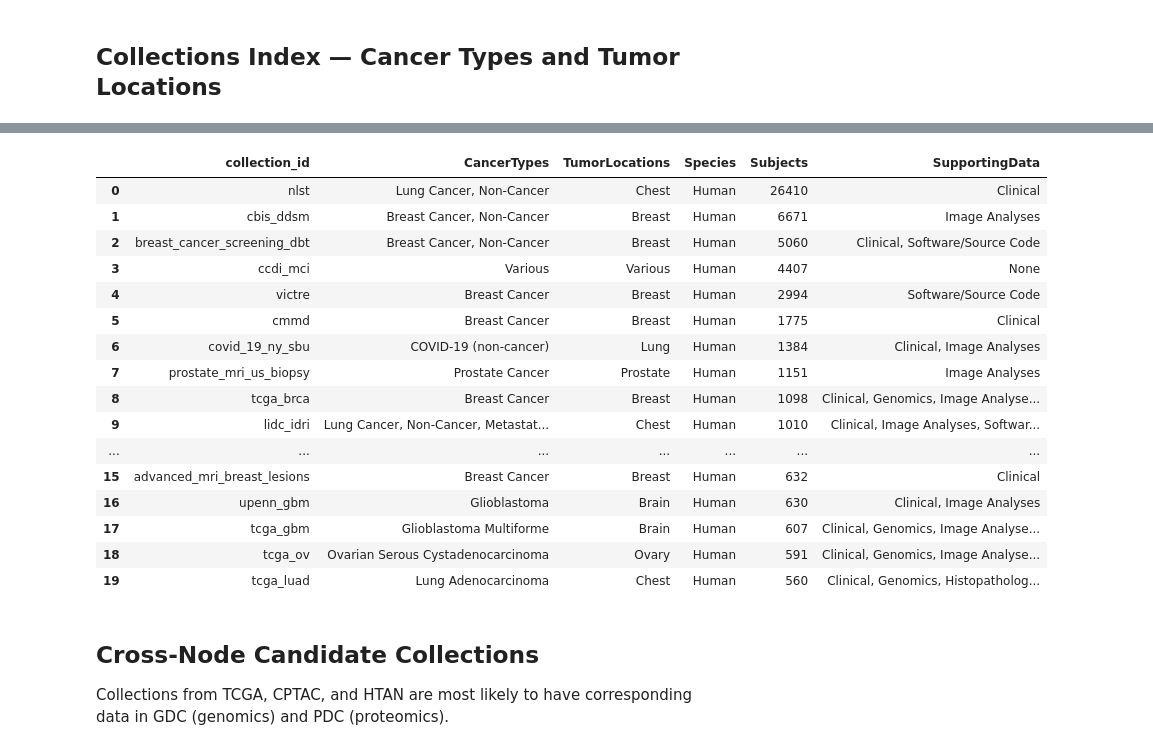
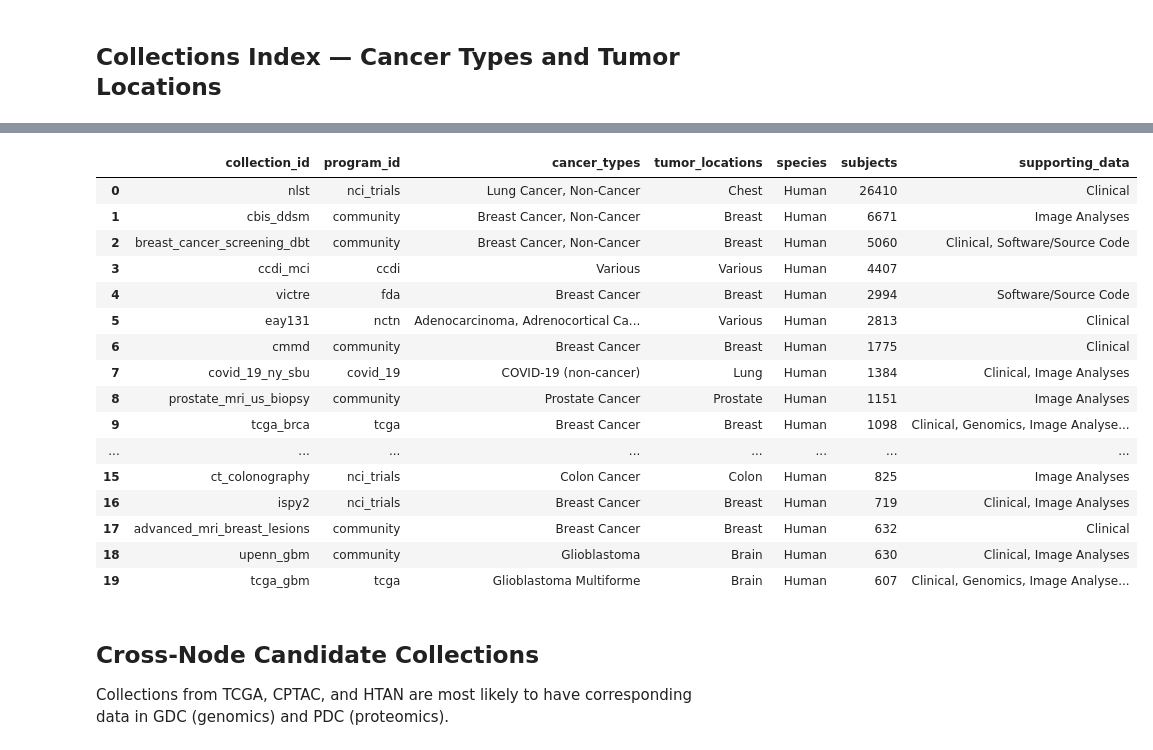
Before and after one commit to fedorov/idc-cda, a Jupyter notebook: notebooks/01_idc_overview.ipynb, the cells around one changed output, grey strips where cells are left out. Cells and saved outputs as stored; diff of their text form; code cells hidden in the pictures.

```diff
--- a/notebooks/01_idc_overview.ipynb
+++ b/notebooks/01_idc_overview.ipynb
@@ -79,10 +82,14 @@ Total collections: 161
 # %%
 client.fetch_index("collections_index")
 
+# Note: idc-index 0.12 renamed the collections_index columns from CamelCase to
+# snake_case (CancerTypes -> cancer_types, etc.) and added program_id, status,
+# updated and description.
 collections_info = client.sql_query("""
-    SELECT collection_id, CancerTypes, TumorLocations, Species, Subjects, SupportingData
+    SELECT collection_id, program_id, cancer_types, tumor_locations,
+           species, subjects, supporting_data
     FROM collections_index
-    ORDER BY Subjects DESC
+    ORDER BY subjects DESC
 """)
 collections_info.head(20)
 # %% [output]
@@ -90,20 +97,20 @@ collections_info.head(20)
-|  | collection_id | CancerTypes | TumorLocations | Species | Subjects | SupportingData |
-| 0 | nlst | Lung Cancer, Non-Cancer | Chest | Human | 26410 | Clinical |
-| 1 | cbis_ddsm | Breast Cancer, Non-Cancer | Breast | Human | 6671 | Image Analyses |
-| 2 | breast_cancer_screening_dbt | Breast Cancer, Non-Cancer | Breast | Human | 5060 | Clinical, Software/Source Code |
-| 3 | ccdi_mci | Various | Various | Human | 4407 | None |
-| 4 | victre | Breast Cancer | Breast | Human | 2994 | Software/Source Code |
-| 5 | cmmd | Breast Cancer | Breast | Human | 1775 | Clinical |
-| 6 | covid_19_ny_sbu | COVID-19 (non-cancer) | Lung | Human | 1384 | Clinical, Image Analyses |
-| 7 | prostate_mri_us_biopsy | Prostate Cancer | Prostate | Human | 1151 | Image Analyses |
-| 8 | tcga_brca | Breast Cancer | Breast | Human | 1098 | Clinical, Genomics, Image Analyse... |
-| 9 | lidc_idri | Lung Cancer, Non-Cancer, Metastat... | Chest | Human | 1010 | Clinical, Image Analyses, Softwar... |
-| ... | ... | ... | ... | ... | ... | ... |
-| 15 | advanced_mri_breast_lesions | Breast Cancer | Breast | Human | 632 | Clinical |
-| 16 | upenn_gbm | Glioblastoma | Brain | Human | 630 | Clinical, Image Analyses |
-| 17 | tcga_gbm | Glioblastoma Multiforme | Brain | Human | 607 | Clinical, Genomics, Image Analyse... |
-| 18 | tcga_ov | Ovarian Serous Cystadenocarcinoma | Ovary | Human | 591 | Clinical, Genomics, Image Analyse... |
-| 19 | tcga_luad | Lung Adenocarcinoma | Chest | Human | 560 | Clinical, Genomics, Histopatholog... |
+|  | collection_id | program_id | cancer_types | tumor_locations | species | subjects | supporting_data |
+| 0 | nlst | nci_trials | Lung Cancer, Non-Cancer | Chest | Human | 26410 | Clinical |
+| 1 | cbis_ddsm | community | Breast Cancer, Non-Cancer | Breast | Human | 6671 | Image Analyses |
+| 2 | breast_cancer_screening_dbt | community | Breast Cancer, Non-Cancer | Breast | Human | 5060 | Clinical, Software/Source Code |
+| 3 | ccdi_mci | ccdi | Various | Various | Human | 4407 |  |
+| 4 | victre | fda | Breast Cancer | Breast | Human | 2994 | Software/Source Code |
+| 5 | eay131 | nctn | Adenocarcinoma, Adrenocortical Ca... | Various | Human | 2813 | Clinical |
+| 6 | cmmd | community | Breast Cancer | Breast | Human | 1775 | Clinical |
+| 7 | covid_19_ny_sbu | covid_19 | COVID-19 (non-cancer) | Lung | Human | 1384 | Clinical, Image Analyses |
+| 8 | prostate_mri_us_biopsy | community | Prostate Cancer | Prostate | Human | 1151 | Image Analyses |
+| 9 | tcga_brca | tcga | Breast Cancer | Breast | Human | 1098 | Clinical, Genomics, Image Analyse... |
+| ... | ... | ... | ... | ... | ... | ... | ... |
+| 15 | ct_colonography | nci_trials | Colon Cancer | Colon | Human | 825 | Image Analyses |
+| 16 | ispy2 | nci_trials | Breast Cancer | Breast | Human | 719 | Clinical, Image Analyses |
+| 17 | advanced_mri_breast_lesions | community | Breast Cancer | Breast | Human | 632 | Clinical |
+| 18 | upenn_gbm | community | Glioblastoma | Brain | Human | 630 | Clinical, Image Analyses |
+| 19 | tcga_gbm | tcga | Glioblastoma Multiforme | Brain | Human | 607 | Clinical, Genomics, Image Analyse... |
 # %% [markdown]
 ## Cross-Node Candidate Collections
 
```
Also changed, not shown: parts of 13 cells of this notebook, 2 other files.
